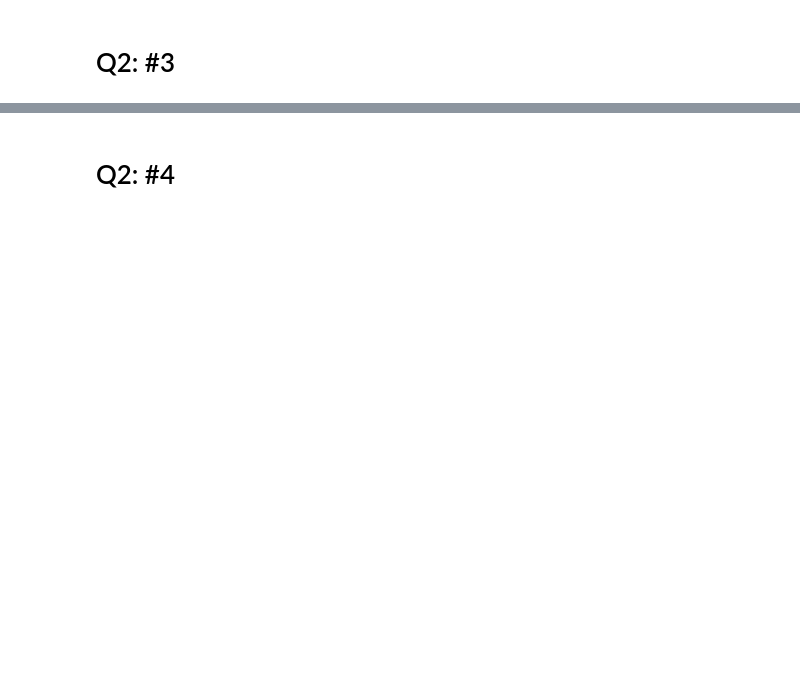
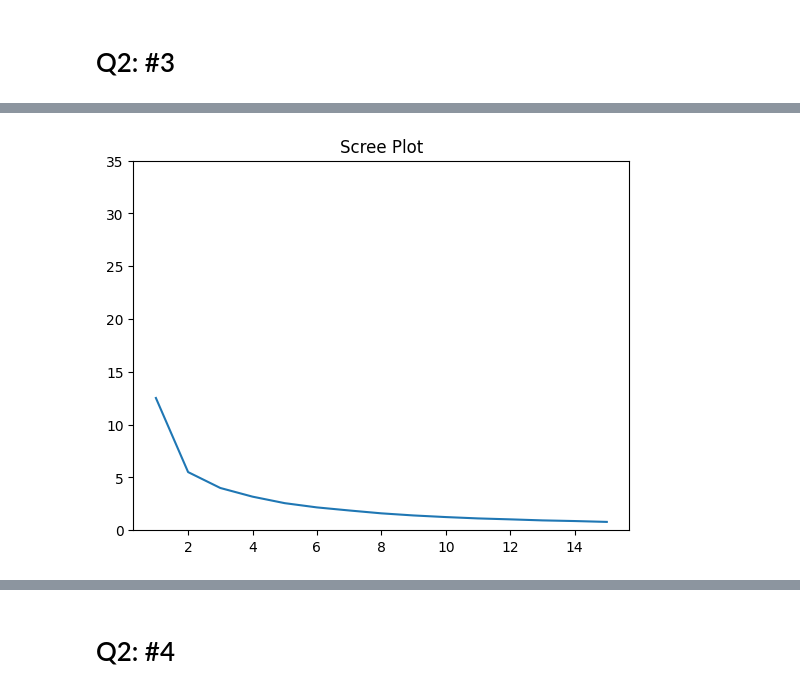
Before and after one commit to Catherine-Nguyen88/kmc, a Jupyter notebook: assignment_kmc.ipynb, the cells around one changed output, grey strips where cells are left out. Saved outputs shown, nothing was run; the diff lists cells and outputs as text; code cells hidden in the pictures; blank space fills up the shorter version.

```diff
--- a/assignment_kmc.ipynb
+++ b/assignment_kmc.ipynb
@@ -344,0 +384,5 @@ As noice increases from0.125 to 2,0, dispersion of datapoints increases and visu
+# %%
+graph1_0 = scree(data = df1_0)
+graph1_0
+# %% [output]
+[figure, added]
```
Also changed, not shown: parts of 14 cells of this notebook.
